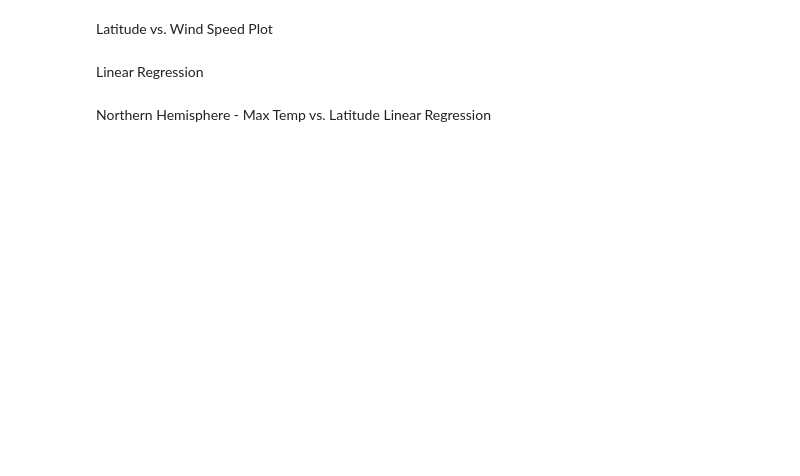
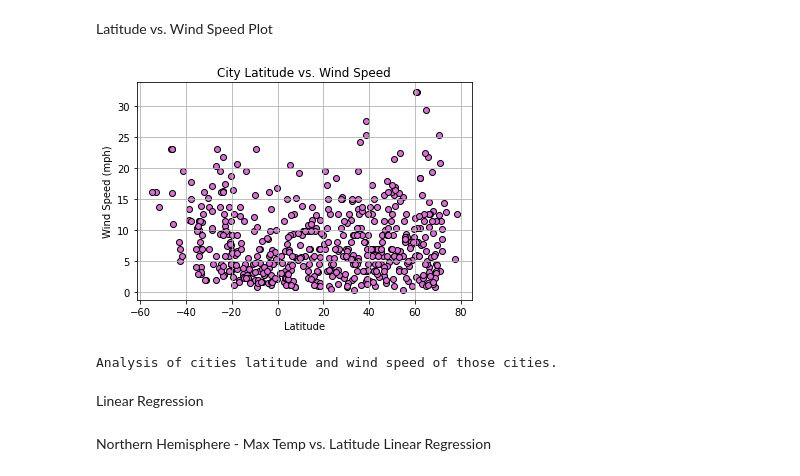
Before and after one commit to jrosedavis/Python-API-Challenge, a Jupyter notebook: WeatherPy/main HW6.ipynb, the cells around one changed output. Saved outputs shown, nothing was run; the diff lists cells and outputs as text; code cells hidden in the pictures; blank space fills up the shorter version.

```diff
--- a/WeatherPy/main HW6.ipynb
+++ b/WeatherPy/main HW6.ipynb
@@ -166,5 +262,19 @@ Latitude vs. Cloudiness Plot
 # %% [markdown]
 Latitude vs. Wind Speed Plot
+# %%
+x_axis = city_weather['Lat']
+y_axis = city_weather['Wind Speed']
+plt.scatter(x_axis, y_axis, marker="o", facecolors="orchid", edgecolors="black")
+plt.title("City Latitude vs. Wind Speed")
+plt.xlabel("Latitude")
+plt.ylabel("Wind Speed (mph)")
+plt.savefig("../Images/LatVSWindSpeed.png")
+plt.grid()
+plt.show()
+print("Analysis of cities latitude and wind speed of those cities.")
+# %% [output]
+[figure, added]
+Analysis of cities latitude and wind speed of those cities.
 # %% [markdown]
 Linear Regression
 # %% [markdown]
```
Also changed, not shown: parts of 27 cells of this notebook, 14 other files.
